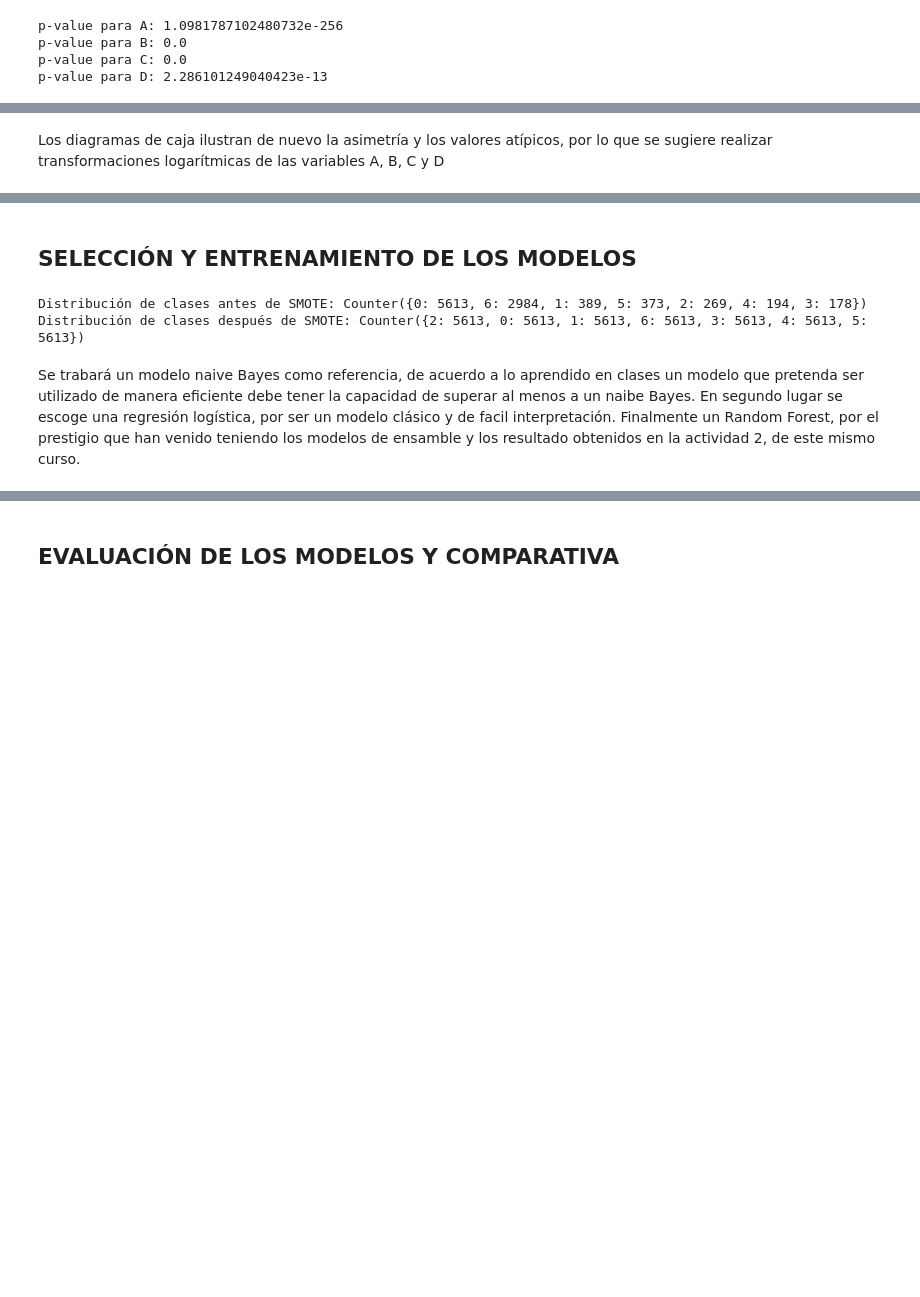
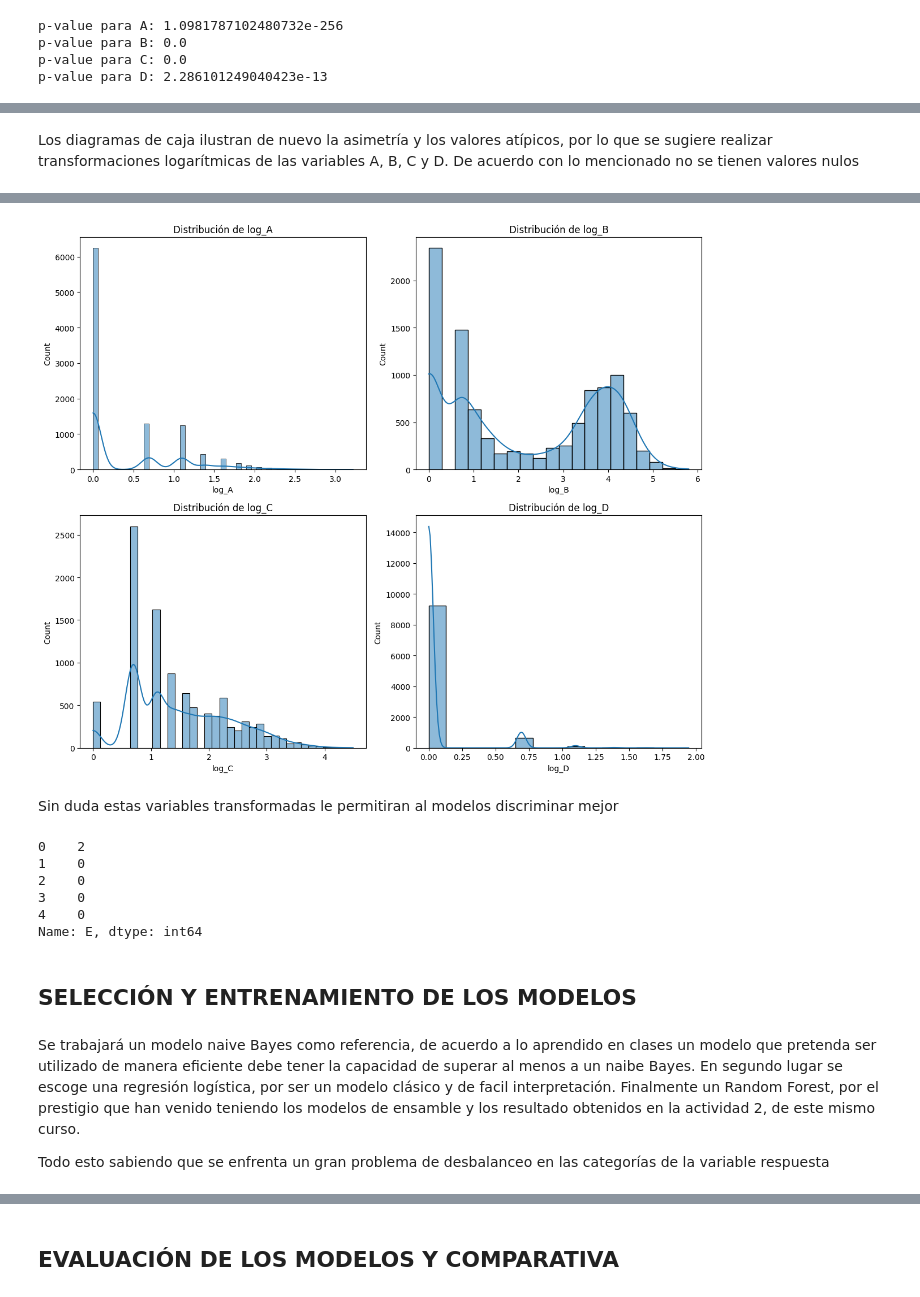
Before and after one commit to luialopezg/clasificaci-n-de-mensajes-de-odio, a Jupyter notebook: Actividad 3.ipynb, the cells around one changed output, grey strips where cells are left out. Drawn from its saved outputs; the diff is of its cells as text; code cells hidden in the pictures; blank space fills up the shorter version.

Commit message:
avances generación modelos

```diff
--- a/Actividad 3.ipynb
+++ b/Actividad 3.ipynb
@@ -218,6 +256,7 @@ plt.show()
 [figure]
 # %% [markdown]
-Los diagramas de caja ilustran de nuevo la asimetría y los valores atípicos, por lo que se sugiere realizar transformaciones logarítmicas de las variables A, B, C y D
+Los diagramas de caja ilustran de nuevo la asimetría y los valores atípicos, por lo que se sugiere realizar transformaciones logarítmicas de las variables A, B, C y D.
+De acuerdo con lo mencionado no se tienen valores nulos
 # %%
 import numpy as np
 
@@ -241,21 +280,37 @@ X.head()
 | 2 | 3.990202 | 3.940120 | 12.187108 | -0.416577 | -0.531099 | 15.721875 | 48.629021 | -1.662227 | -2.119191 | 48.018675 | -1.641365 | ... |
 | 3 | 2.920652 | 1.480801 | 4.877255 | -0.416577 | -0.531099 | 4.324903 | 14.244765 | -1.216677 | -1.551155 | 7.222244 | -0.616868 | ... |
 | 4 | -0.287998 | 2.513715 | 3.869000 | -0.416577 | -0.531099 | -0.723945 | -1.114264 | 0.119973 | 0.152955 | 9.725563 | -1.047156 | ... |
+# %%
+# Graficar los histograms de las variables transformadas
+fig, axes = plt.subplots(2, 2, figsize=(12, 10))
+sns.histplot(df['log_A'], kde=True, ax=axes[0, 0]).set(title='Distribución de log_A')
+sns.histplot(df['log_B'], kde=True, ax=axes[0, 1]).set(title='Distribución de log_B')
+sns.histplot(df['log_C'], kde=True, ax=axes[1, 0]).set(title='Distribución de log_C')
+sns.histplot(df['log_D'], kde=True, ax=axes[1, 1]).set(title='Distribución de log_D')
+plt.tight_layout()
+plt.show()
+# %% [output]
+[figure, added]
+# %% [markdown]
+Sin duda estas variables transformadas le permitiran al modelos discriminar mejor
+# %%
+# mostrar las primeras 5 filas de la variable objetivo
+y.head()
+# %% [output]
+0    2
+1    0
+2    0
+3    0
+4    0
+Name: E, dtype: int64
 # %% [markdown]
 ## SELECCIÓN Y ENTRENAMIENTO DE LOS MODELOS
 # %%
-from imblearn.over_sampling import SMOTE
-from collections import Counter
+# División del conjunto de datos en entrenamiento y prueba
+from sklearn.model_selection import train_test_split
 
-# Aplicar SMOTE para balancear las clases
-smote = SMOTE(random_state=42)
-X_resampled, y_resampled = smote.fit_resample(X, y)
-
-# Verificar la distribución de las clases después de aplicar SMOTE
-print("Distribución de clases antes de SMOTE:", Counter(y))
-print("Distribución de clases después de SMOTE:", Counter(y_resampled))
+X_train, X_test, y_train, y_test = train_test_split(X, y, test_size=0.2, random_state=19650512)
-# %% [output]
-Distribución de clases antes de SMOTE: Counter({0: 5613, 6: 2984, 1: 389, 5: 373, 2: 269, 4: 194, 3: 178})
-Distribución de clases después de SMOTE: Counter({2: 5613, 0: 5613, 1: 5613, 6: 5613, 3: 5613, 4: 5613, 5: 5613})
 # %% [markdown]
-Se trabará un modelo naive Bayes como referencia, de acuerdo a lo aprendido en clases un modelo que pretenda ser utilizado de manera eficiente debe tener la capacidad de superar al menos a un naibe Bayes. En segundo lugar se escoge una regresión logística, por ser un modelo clásico y de facil interpretación. Finalmente un Random Forest, por el prestigio que han venido teniendo los modelos de ensamble y los resultado obtenidos en la actividad 2, de este mismo curso.
+Se trabajará un modelo naive Bayes como referencia, de acuerdo a lo aprendido en clases un modelo que pretenda ser utilizado de manera eficiente debe tener la capacidad de superar al menos a un naibe Bayes. En segundo lugar se escoge una regresión logística, por ser un modelo clásico y de facil interpretación. Finalmente un Random Forest, por el prestigio que han venido teniendo los modelos de ensamble y los resultado obtenidos en la actividad 2, de este mismo curso.
+
+Todo esto sabiendo que se enfrenta un gran problema de desbalanceo en las categorías de la variable respuesta
```
Also changed, not shown: parts of 15 cells of this notebook.
